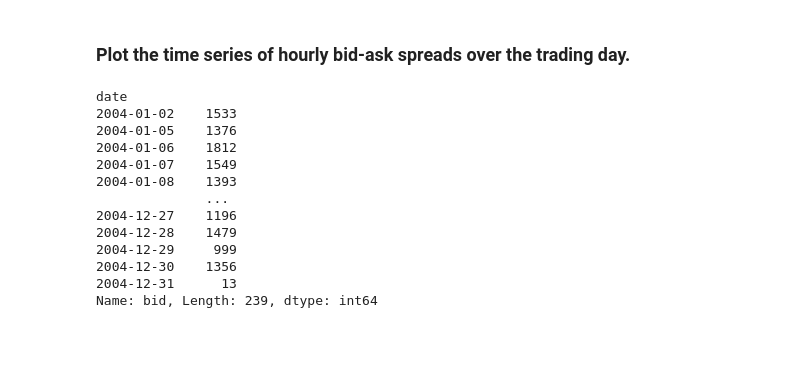
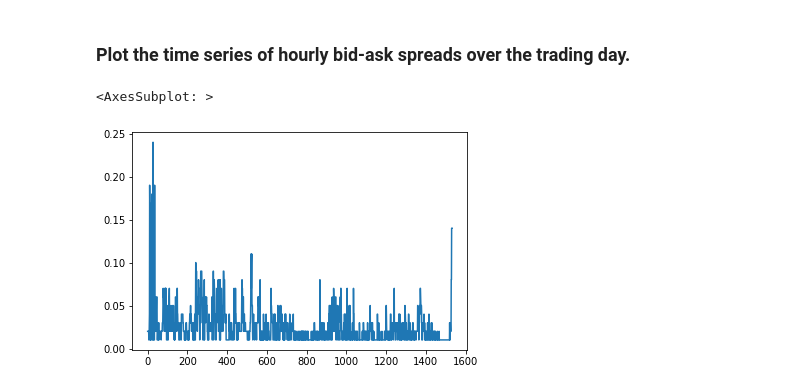
Before and after one commit to KaiKevinLiao/empirical-finance, a Jupyter notebook: ps3/question4/Market Microstructure.ipynb, the cells around one changed output. Saved outputs shown, nothing was run; the diff lists cells and outputs as text; code cells hidden in the pictures; blank space fills up the shorter version.

```diff
--- a/ps3/Market Microstructure.ipynb
+++ b/ps3/question4/Market Microstructure.ipynb
@@ -96,18 +96,7 @@ plt.show()
 ### Plot the time series of hourly bid-ask spreads over the trading day.
 # %%
 DATA['spread'] = DATA['ofr'] - DATA['bid']
-def
+DATA[DATA['date'] == '2004-01-02']['spread'].plot()
 # %% [output]
-date
-2004-01-02    1533
-2004-01-05    1376
-2004-01-06    1812
-2004-01-07    1549
-2004-01-08    1393
-              ...
-2004-12-27    1196
-2004-12-28    1479
-2004-12-29     999
-2004-12-30    1356
-2004-12-31      13
-Name: bid, Length: 239, dtype: int64
+<AxesSubplot: >
+[figure, added]
```
Also changed, not shown: 8 other files.
